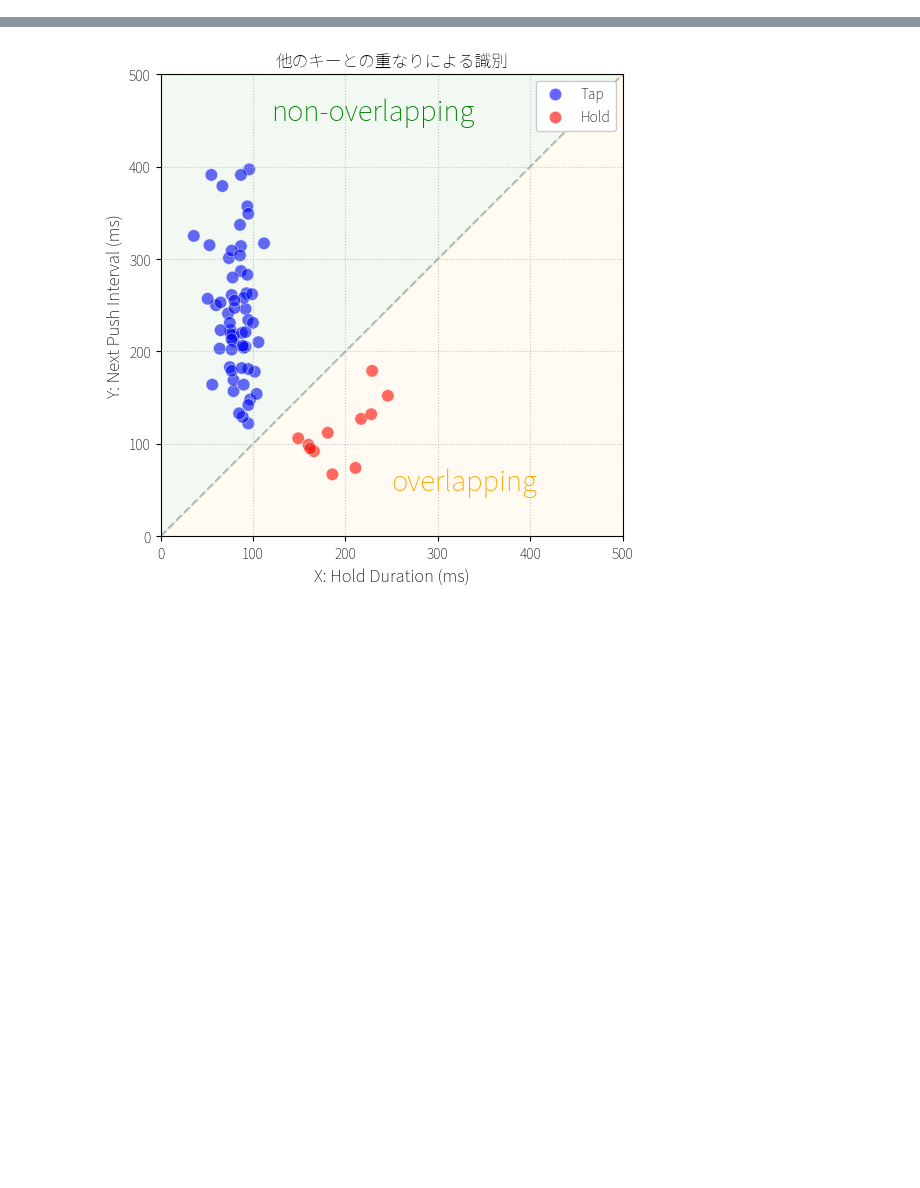
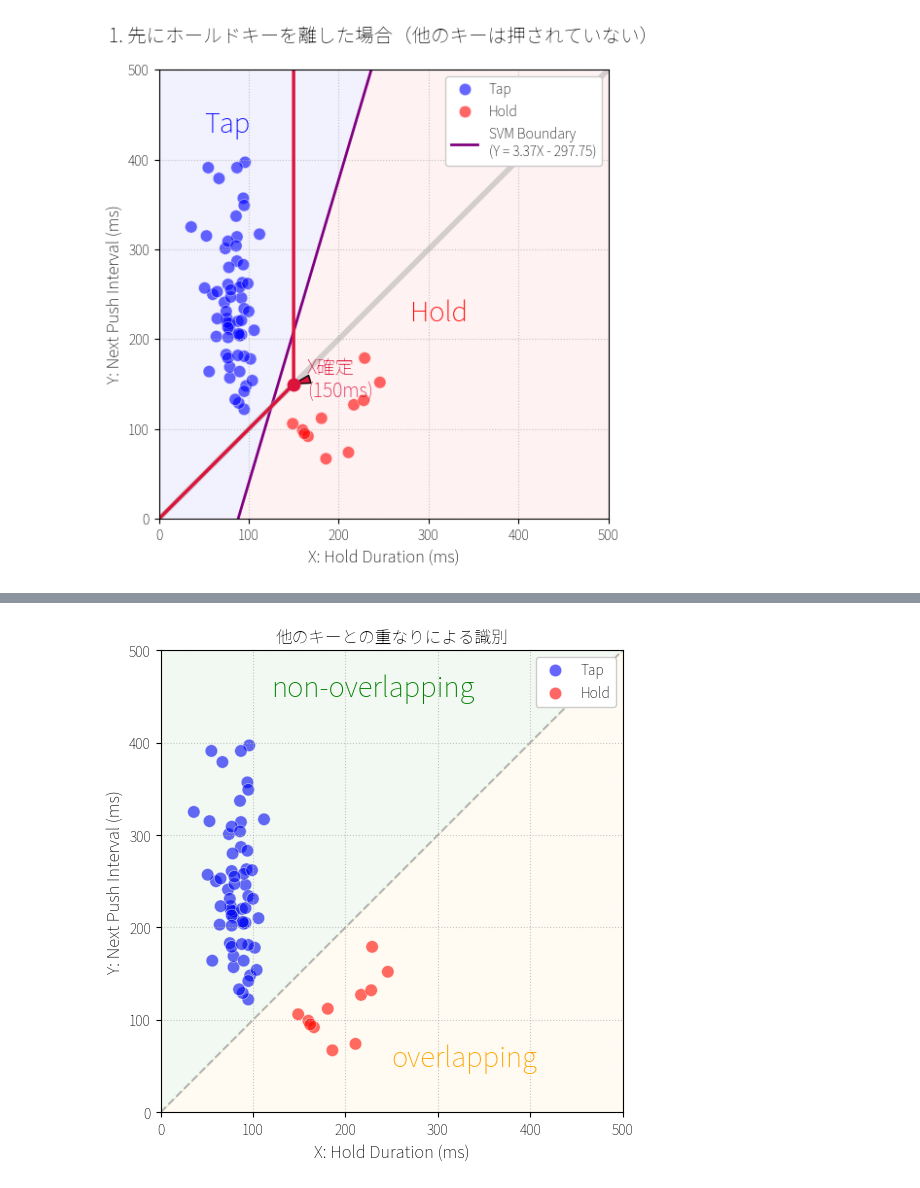
Before and after one commit to bilzard/qmk_userspace, a Jupyter notebook: analysis/graph.ipynb, the cells around one changed output, grey strips where cells are left out. Saved outputs shown, nothing was run; the diff lists cells and outputs as text; code cells hidden in the pictures; blank space fills up the shorter version.

```diff
--- a/analysis/graph.ipynb
+++ b/analysis/graph.ipynb
@@ -143,3 +142,15 @@ if __name__ == "__main__":
+# %%
+# 関数の実行
+if __name__ == "__main__":
+    STROKES_FILE = "../preprocessed/strokes_svm_it3.json"
+    LABELS_FILE = "../preprocessed/labels_svm_it3.json"
+    df_merged = load_and_preprocess_data(STROKES_FILE, LABELS_FILE)
+
+    _, ax = plt.subplots(figsize=(6, 6))
+    draw_base(df_merged, target_id="R9,C0", ax=ax)
+    draw_path_y_settled(ax, Y_push=150)
+# %% [output]
+[figure, added]
 # %%
 import matplotlib.pyplot as plt
 import numpy as np
```
Also changed, not shown: parts of 3 cells of this notebook.
